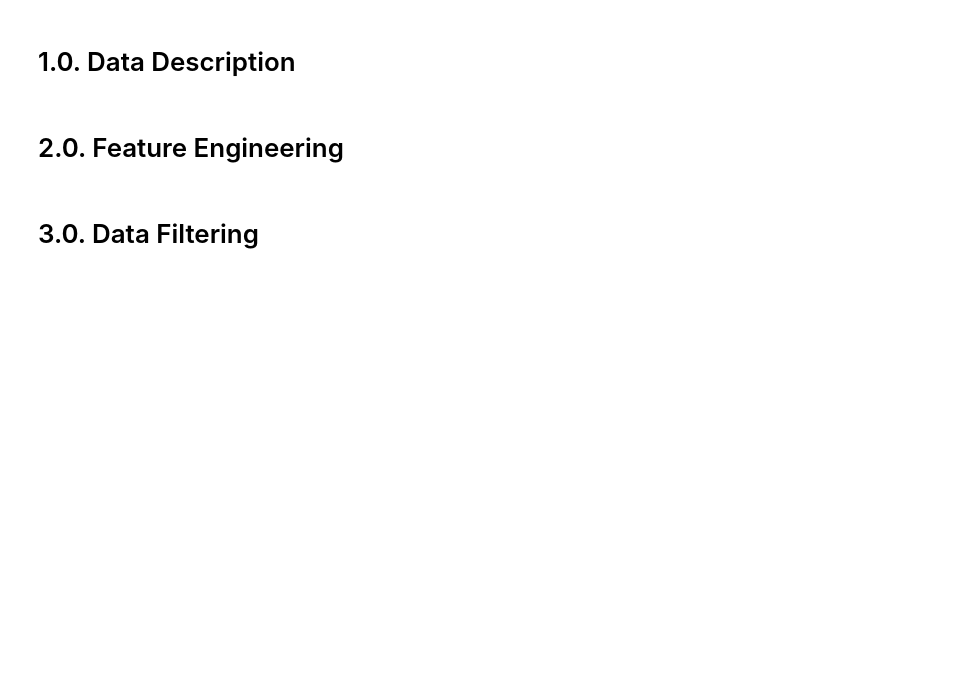
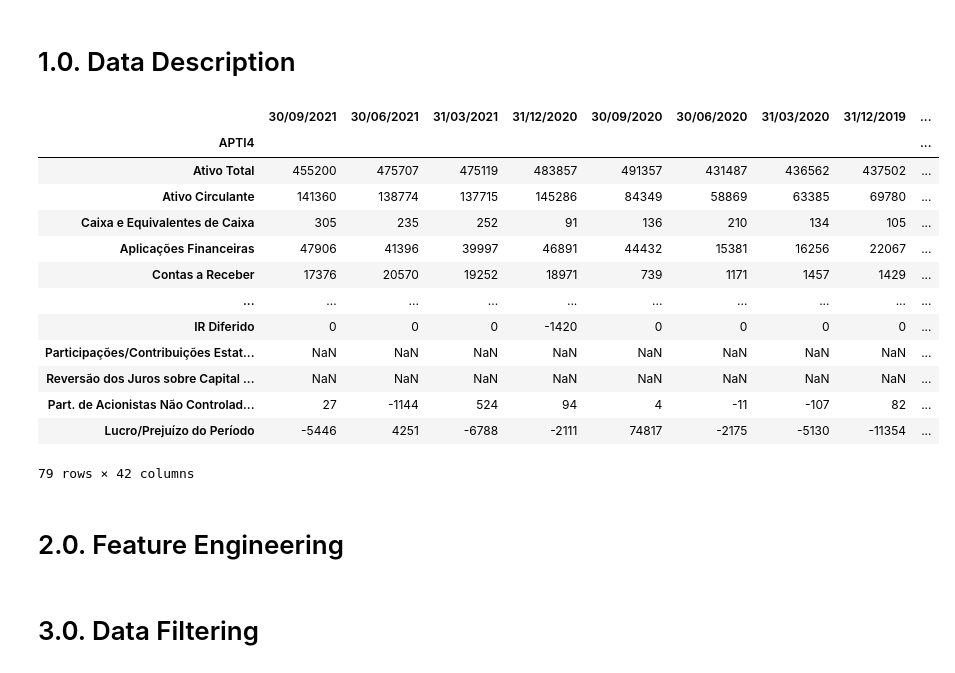
Before and after one commit to endhel/InvestBot, a Jupyter notebook: InvestBot.ipynb, the cells around one changed output. Drawn from its saved outputs; the diff is of its cells as text; code cells hidden in the pictures; blank space fills up the shorter version.

```diff
--- a/InvestBot.ipynb
+++ b/InvestBot.ipynb
@@ -78,5 +108,22 @@ WARNING *** OLE2 inconsistency: SSCS size is 0 but SSAT size is non-zero
 # %% [markdown]
 # 1.0. Data Description
+# %%
+fundamentals["APTI4"]
+# %% [output]
+|  | 30/09/2021 | 30/06/2021 | 31/03/2021 | 31/12/2020 | 30/09/2020 | 30/06/2020 | 31/03/2020 | 31/12/2019 | ... |
+| APTI4 |  |  |  |  |  |  |  |  | ... |
+| Ativo Total | 455200 | 475707 | 475119 | 483857 | 491357 | 431487 | 436562 | 437502 | ... |
+| Ativo Circulante | 141360 | 138774 | 137715 | 145286 | 84349 | 58869 | 63385 | 69780 | ... |
+| Caixa e Equivalentes de Caixa | 305 | 235 | 252 | 91 | 136 | 210 | 134 | 105 | ... |
+| Aplicações Financeiras | 47906 | 41396 | 39997 | 46891 | 44432 | 15381 | 16256 | 22067 | ... |
+| Contas a Receber | 17376 | 20570 | 19252 | 18971 | 739 | 1171 | 1457 | 1429 | ... |
+| ... | ... | ... | ... | ... | ... | ... | ... | ... | ... |
+| IR Diferido | 0 | 0 | 0 | -1420 | 0 | 0 | 0 | 0 | ... |
+| Participações/Contribuições Estat... | NaN | NaN | NaN | NaN | NaN | NaN | NaN | NaN | ... |
+| Reversão dos Juros sobre Capital ... | NaN | NaN | NaN | NaN | NaN | NaN | NaN | NaN | ... |
+| Part. de Acionistas Não Controlad... | 27 | -1144 | 524 | 94 | 4 | -11 | -107 | 82 | ... |
+| Lucro/Prejuízo do Período | -5446 | 4251 | -6788 | -2111 | 74817 | -2175 | -5130 | -11354 | ... |
+79 rows × 42 columns
 # %% [markdown]
 # 2.0. Feature Engineering
 # %% [markdown]
```
Also changed, not shown: parts of 4 cells of this notebook.
